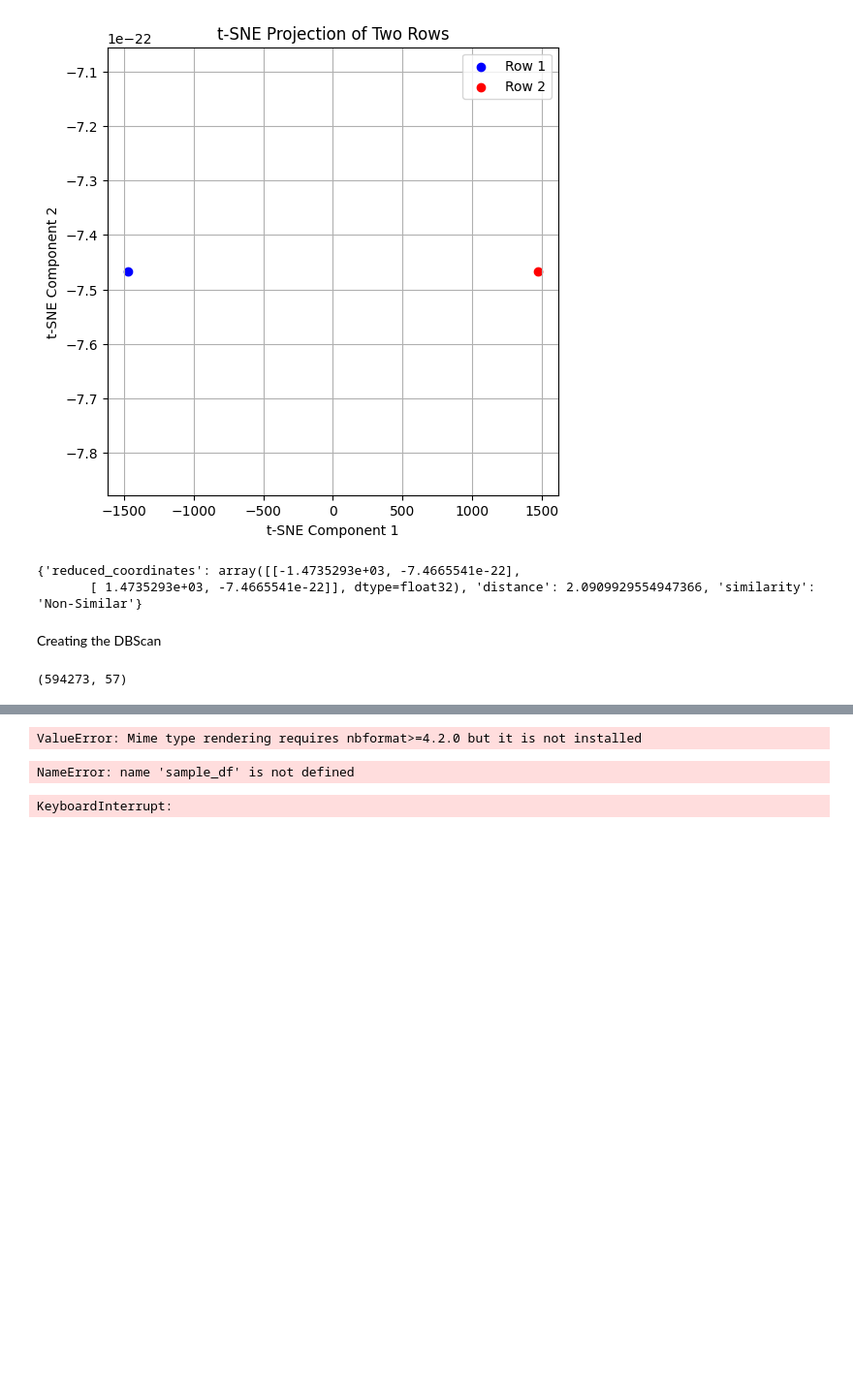
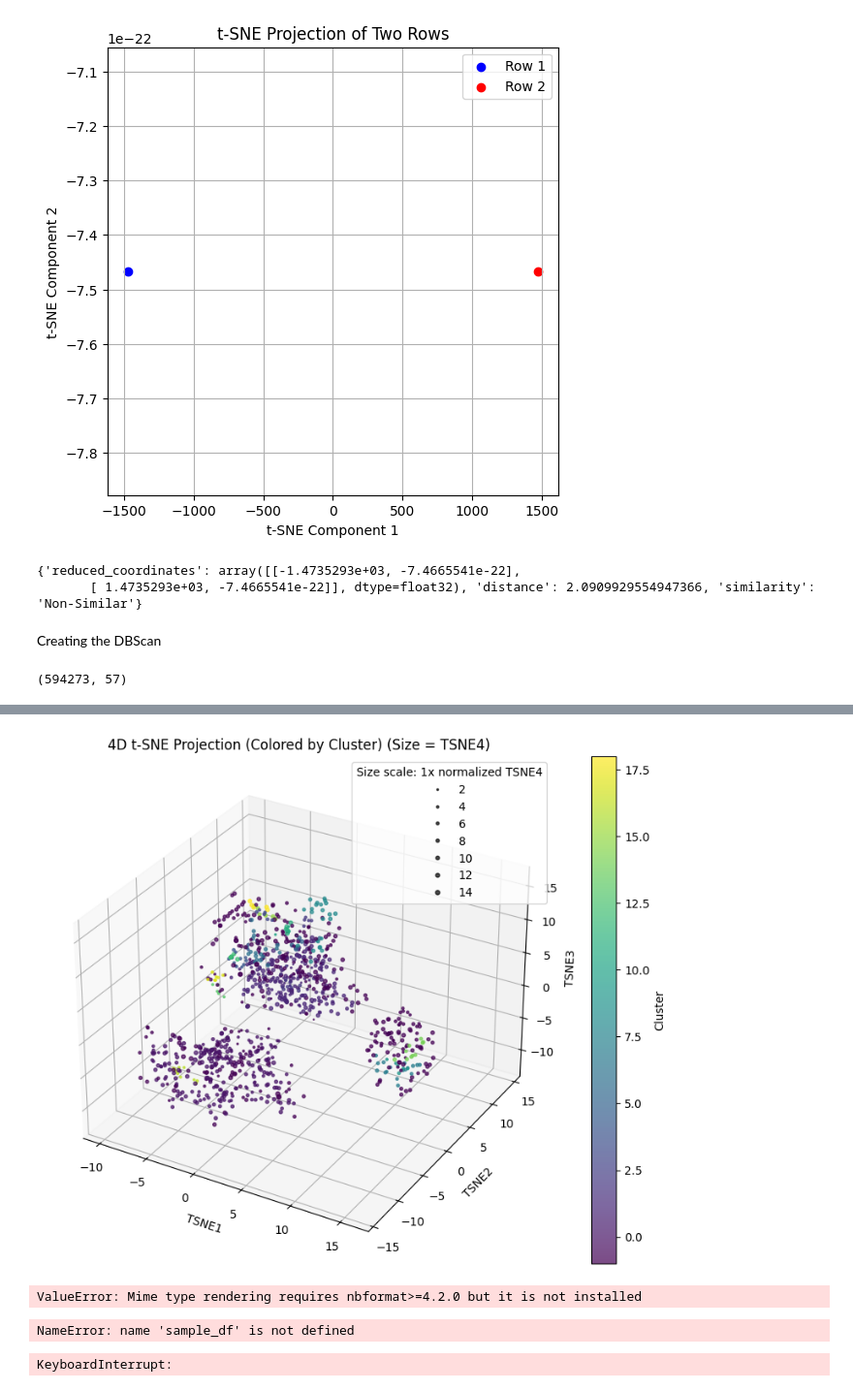
Before and after one commit to RapidSpectraX-Final-Year-Project/1.0, a Jupyter notebook: siamese.ipynb, the cells around one changed output, grey strips where cells are left out. Shown at 97% size. Cells and saved outputs as stored; diff of their text form; code cells hidden in the pictures; blank space fills up the shorter version.

```diff
--- a/siamese.ipynb
+++ b/siamese.ipynb
@@ -492,3 +502,9 @@ normalized_df = pd.DataFrame(normalized_data)
+# %%
+
+plot_tsne_results(tsne_result_with_cluster_labels, size_multiplier=1)
+plt.show()
+# %% [output]
+[figure, added]
 # %%
 # calibrant_mz = 622.034552
 # ppm_error = 50
```
Also changed, not shown: parts of 5 cells of this notebook.
